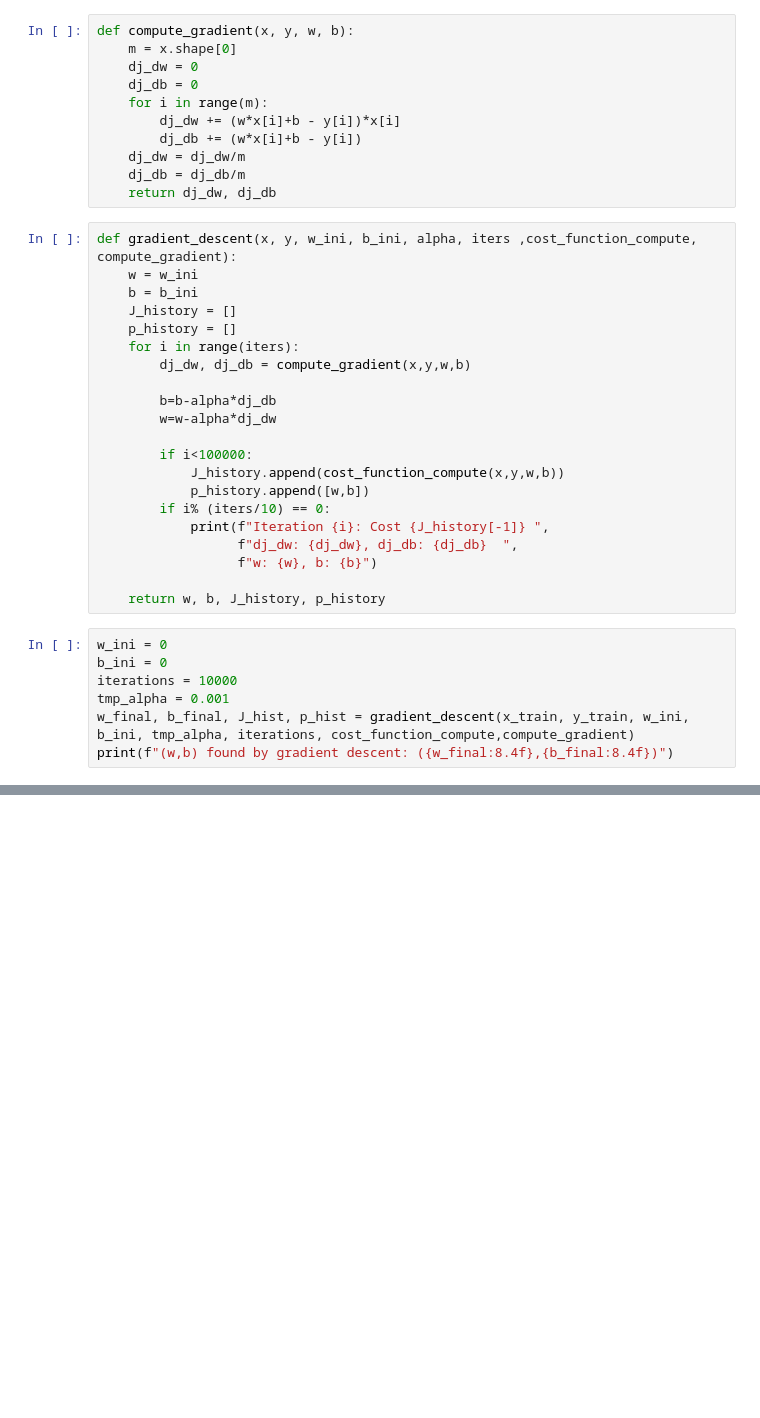
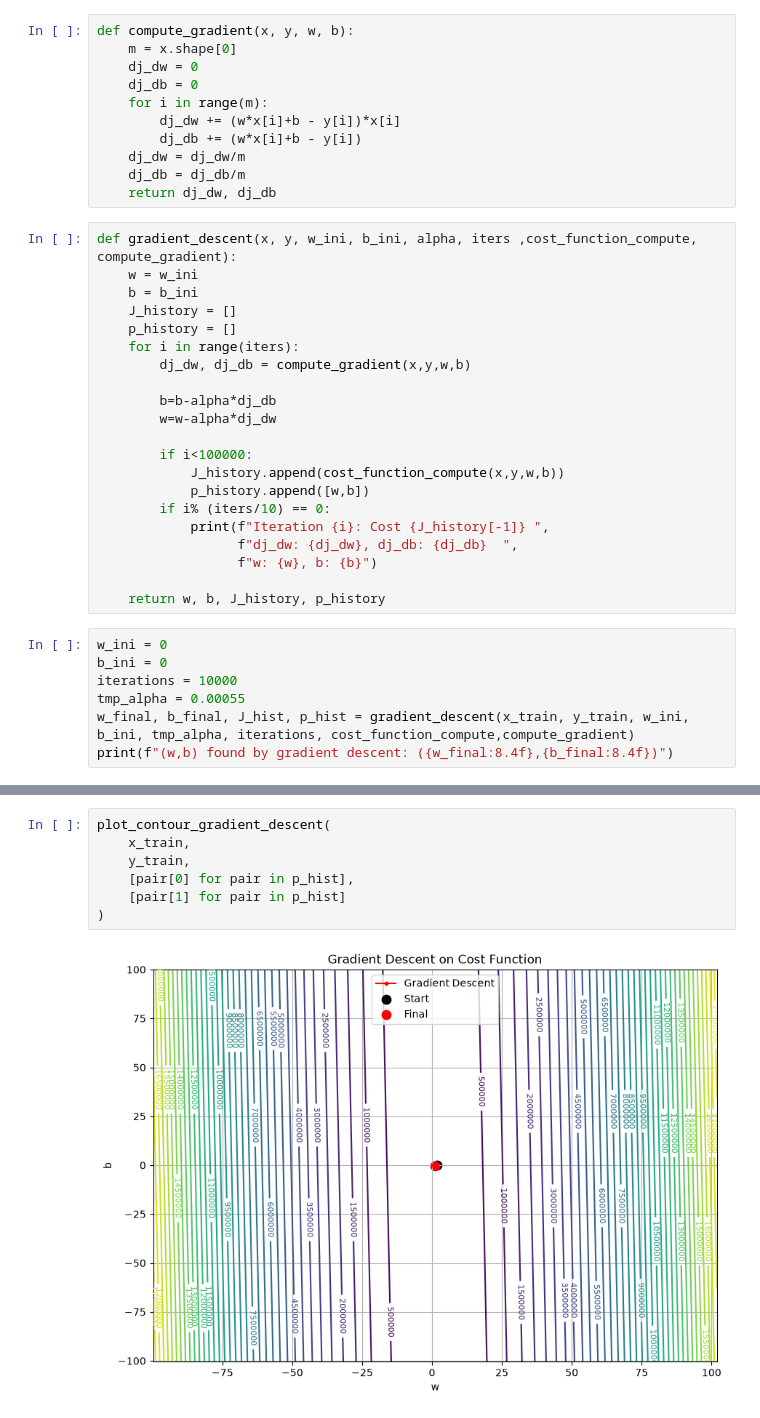
Before and after one commit to AgentSquareOfficial/ml-codes-and-projects, a Jupyter notebook: linear-regression/gradient_descent.ipynb, the cells around one changed output, grey strips where cells are left out. Cells and saved outputs as stored; diff of their text form; blank space fills up the shorter version.

```diff
--- a/linear-regression/gradient_descent.ipynb
+++ b/linear-regression/gradient_descent.ipynb
@@ -52,7 +52,7 @@ def gradient_descent(x, y, w_ini, b_ini, alpha, iters ,cost_function_compute, co
 w_ini = 0
 b_ini = 0
 iterations = 10000
-tmp_alpha = 0.001
+tmp_alpha = 0.00055
 w_final, b_final, J_hist, p_hist = gradient_descent(x_train, y_train, w_ini, b_ini, tmp_alpha, iterations, cost_function_compute,compute_gradient)
 print(f"(w,b) found by gradient descent: ({w_final:8.4f},{b_final:8.4f})")
 # %% [output]
@@ -69,0 +133,9 @@ Iteration 9000: Cost nan  dj_dw: nan, dj_db: nan   w: nan, b: nan
+# %%
+plot_contour_gradient_descent(
+    x_train,
+    y_train,
+    [pair[0] for pair in p_hist],
+    [pair[1] for pair in p_hist]
+)
+# %% [output]
+[figure, added]
```
Also changed, not shown: parts of 2 cells of this notebook, 4 other files.
